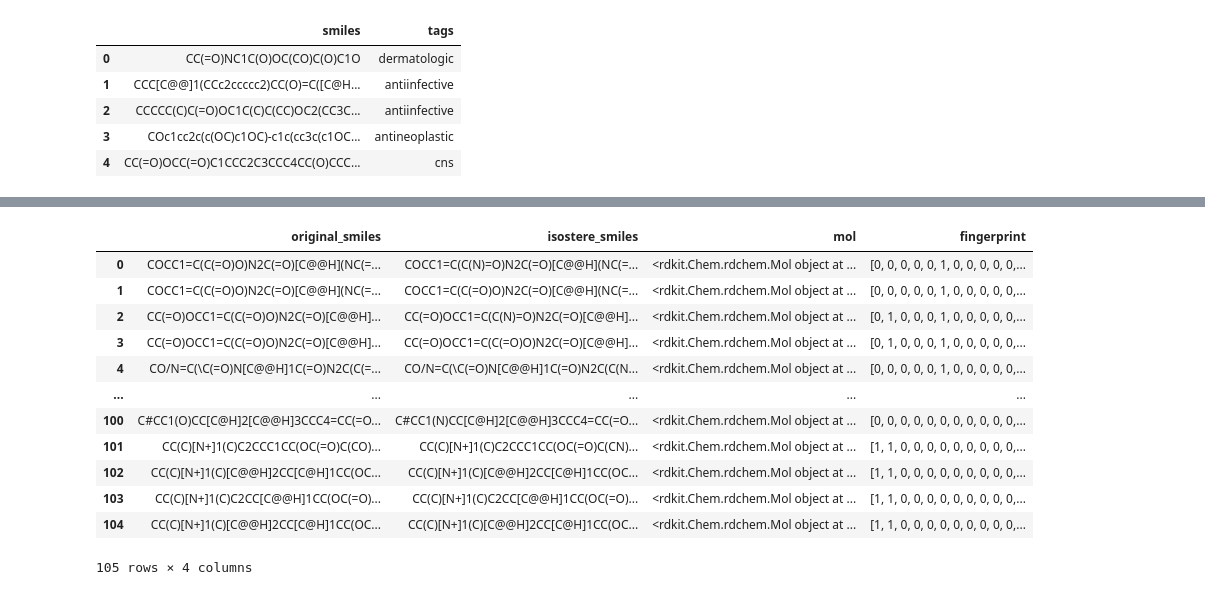
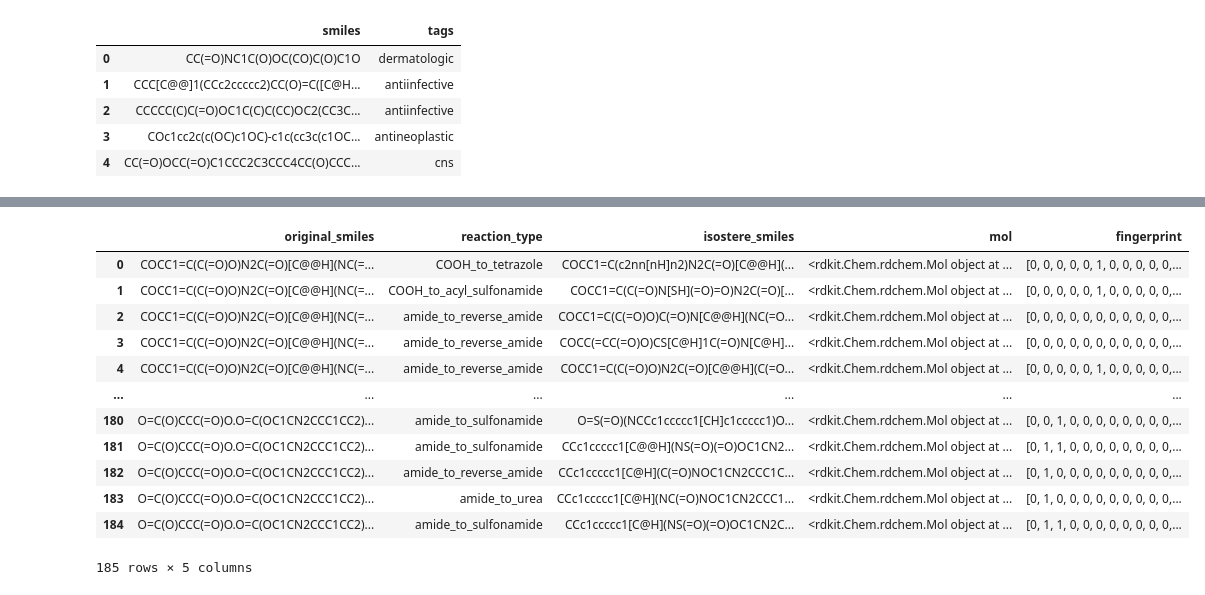
Before and after one commit to fkkarpinski/licencjat_git, a Jupyter notebook: licencjat_test_modeli.ipynb, the cells around one changed output, grey strips where cells are left out. Cells and saved outputs as stored; diff of their text form; code cells hidden in the pictures.

```diff
--- a/licencjat_test_modeli.ipynb
+++ b/licencjat_test_modeli.ipynb
@@ -118,4 +119,15 @@ bioisosteric_reactions = {
 }
 
 reactions = {k: ReactionFromSmarts(v) for k, v in bioisosteric_reactions.items()}
+# %%
+updated_bioisosteric_reactions = {
+    "COOH_to_tetrazole": "[*:1]C(=O)[O;H1]>>[*:1]c1nn[nH]n1",
+    "tetrazole_to_COOH": "[*:1]c1nn[nH]n1>>[*:1]C(=O)O",
+    "COOH_to_acyl_sulfonamide": "[*:1]C(=O)[O;H1]>>[*:1]C(=O)NS(=O)=O",
+    "amide_to_reverse_amide": "[*:1]C(=O)N[*:2]>>[*:1]NC(=O)[*:2]",
+    "amide_to_urea": "[*:1]C(=O)N[*:2]>>[*:1]NC(=O)N[*:2]",
+    "amide_to_sulfonamide": "[*:1]C(=O)N[*:2]>>[*:1]S(=O)(=O)N[*:2]",
+}
+
+updated_reactions = {k: ReactionFromSmarts(v) for k, v in updated_bioisosteric_reactions.items()}
 # %%
@@ -194,35 +199,29 @@ for index, row in top5_by_tag.iterrows():
     original_smiles = row["original_smiles"]
     mean_tanimoto = row["mean_tanimoto_to_tag"]
 
-    # Tworzymy obiekt cząsteczki z oryginalnego SMILES
     mol = Chem.MolFromSmiles(original_smiles)
     if mol is None:
         continue
 
-    # 3. Sprawdzanie każdej z 6 reakcji na danej cząsteczce
-    for rxn_name, rxn in reactions.items():
-        # Uruchamiamy reakcję (zwraca krotkę krotek z produktami)
+    for rxn_name, rxn in updated_reactions.items():
+        # krotka krotek z produktami reakcji
         products = rxn.RunReactants((mol,))
 
-        # Używamy zbioru (set), aby od razu odrzucać identyczne produkty,
-        # jeśli reakcja zaszła w kilku symetrycznych miejscach
+        #(set) zeby usunąć identyczne produkty = symetryczne smilesy powstałe w wyniku reakcji
         unique_new_smiles = set()
 
         for product_tuple in products:
             product_mol = product_tuple[0]
 
             try:
-                # 4. Sanityzacja i kanonizacja nowego produktu
-                Chem.SanitizeMol(product_mol)
-                new_smiles = Chem.MolToSmiles(product_mol, isomericSmiles=True, canonical=True)
-                unique_new_smiles.add(new_smiles)
+                product_smiles = sanitize_smiles(Chem.MolToSmiles(product_mol))
+                if product_smiles is not None:
+                    unique_new_smiles.add(product_smiles)
+
             except Exception:
-                # Jeśli powstanie twór łamiący zasady walencyjności, ignorujemy go
                 pass
 
-        # 5. Zapisywanie poprawnych wyników
         for new_smiles in unique_new_smiles:
-            # Upewniamy się, że cząsteczka faktycznie uległa zmianie
             if new_smiles != original_smiles:
                 reaction_results.append({
                     "original_tag": tag,
@@ -233,6 +232,5 @@ for index, row in top5_by_tag.iterrows():
                 })
 
 isosteric_reactions_df = pd.DataFrame(reaction_results)
-
-display(isosteric_reactions_df)
+print(f"Wygenerowano {len(isosteric_reactions_df)} izosterów.")
 # %% [output]
@@ -252,25 +238,26 @@ display(isosteric_reactions_df)
 # %%
 isosteres_data = pd.DataFrame({
     "original_smiles": isosteric_reactions_df["original_smiles"],
+    "reaction_type": isosteric_reactions_df["reaction_type"],
     "isostere_smiles": isosteric_reactions_df["new_smiles"]
 })
 
 isosteres_data = isosteres_data.drop_duplicates(subset=["isostere_smiles"]).reset_index(drop=True)
 isosteres_data["mol"] = isosteres_data["isostere_smiles"].apply(generate_mol)
 isosteres_data["fingerprint"] = isosteres_data["mol"].apply(generate_fp)
 
 isosteres_data
 # %% [output]
-|  | original_smiles | isostere_smiles | mol | fingerprint |
-| 0 | COCC1=C(C(=O)O)N2C(=O)[C@@H](NC(=... | COCC1=C(C(N)=O)N2C(=O)[C@@H](NC(=... | <rdkit.Chem.rdchem.Mol object at ... | [0, 0, 0, 0, 0, 1, 0, 0, 0, 0, 0,... |
-| 1 | COCC1=C(C(=O)O)N2C(=O)[C@@H](NC(=... | COCC1=C(C(=O)O)N2C(=O)[C@@H](NC(=... | <rdkit.Chem.rdchem.Mol object at ... | [0, 0, 0, 0, 0, 1, 0, 0, 0, 0, 0,... |
-| 2 | CC(=O)OCC1=C(C(=O)O)N2C(=O)[C@@H]... | CC(=O)OCC1=C(C(N)=O)N2C(=O)[C@@H]... | <rdkit.Chem.rdchem.Mol object at ... | [0, 1, 0, 0, 0, 1, 0, 0, 0, 0, 0,... |
-| 3 | CC(=O)OCC1=C(C(=O)O)N2C(=O)[C@@H]... | CC(=O)OCC1=C(C(=O)O)N2C(=O)[C@@H]... | <rdkit.Chem.rdchem.Mol object at ... | [0, 1, 0, 0, 0, 1, 0, 0, 0, 0, 0,... |
-| 4 | CO/N=C(\C(=O)N[C@@H]1C(=O)N2C(C(=... | CO/N=C(\C(=O)N[C@@H]1C(=O)N2C(C(N... | <rdkit.Chem.rdchem.Mol object at ... | [0, 0, 0, 0, 0, 1, 0, 0, 0, 0, 0,... |
-| ... | ... | ... | ... | ... |
-| 100 | C#CC1(O)CC[C@H]2[C@@H]3CCC4=CC(=O... | C#CC1(N)CC[C@H]2[C@@H]3CCC4=CC(=O... | <rdkit.Chem.rdchem.Mol object at ... | [0, 0, 0, 0, 0, 0, 0, 0, 0, 0, 0,... |
-| 101 | CC(C)[N+]1(C)C2CCC1CC(OC(=O)C(CO)... | CC(C)[N+]1(C)C2CCC1CC(OC(=O)C(CN)... | <rdkit.Chem.rdchem.Mol object at ... | [1, 1, 0, 0, 0, 0, 0, 0, 0, 0, 0,... |
-| 102 | CC(C)[N+]1(C)[C@@H]2CC[C@H]1CC(OC... | CC(C)[N+]1(C)[C@@H]2CC[C@H]1CC(OC... | <rdkit.Chem.rdchem.Mol object at ... | [1, 1, 0, 0, 0, 0, 0, 0, 0, 0, 0,... |
-| 103 | CC(C)[N+]1(C)C2CC[C@@H]1CC(OC(=O)... | CC(C)[N+]1(C)C2CC[C@@H]1CC(OC(=O)... | <rdkit.Chem.rdchem.Mol object at ... | [1, 1, 0, 0, 0, 0, 0, 0, 0, 0, 0,... |
-| 104 | CC(C)[N+]1(C)[C@@H]2CC[C@H]1CC(OC... | CC(C)[N+]1(C)[C@@H]2CC[C@H]1CC(OC... | <rdkit.Chem.rdchem.Mol object at ... | [1, 1, 0, 0, 0, 0, 0, 0, 0, 0, 0,... |
+|  | original_smiles | reaction_type | isostere_smiles | mol | fingerprint |
+| 0 | COCC1=C(C(=O)O)N2C(=O)[C@@H](NC(=... | COOH_to_tetrazole | COCC1=C(c2nn[nH]n2)N2C(=O)[C@@H](... | <rdkit.Chem.rdchem.Mol object at ... | [0, 0, 0, 0, 0, 1, 0, 0, 0, 0, 0,... |
+| 1 | COCC1=C(C(=O)O)N2C(=O)[C@@H](NC(=... | COOH_to_acyl_sulfonamide | COCC1=C(C(=O)N[SH](=O)=O)N2C(=O)[... | <rdkit.Chem.rdchem.Mol object at ... | [0, 0, 0, 0, 0, 1, 0, 0, 0, 0, 0,... |
+| 2 | COCC1=C(C(=O)O)N2C(=O)[C@@H](NC(=... | amide_to_reverse_amide | COCC1=C(C(=O)O)C(=O)N[C@@H](NC(=O... | <rdkit.Chem.rdchem.Mol object at ... | [0, 0, 0, 0, 0, 0, 0, 0, 0, 0, 0,... |
+| 3 | COCC1=C(C(=O)O)N2C(=O)[C@@H](NC(=... | amide_to_reverse_amide | COCC(=CC(=O)O)CS[C@H]1C(=O)N[C@H]... | <rdkit.Chem.rdchem.Mol object at ... | [0, 0, 0, 0, 0, 0, 0, 0, 0, 0, 0,... |
+| 4 | COCC1=C(C(=O)O)N2C(=O)[C@@H](NC(=... | amide_to_reverse_amide | COCC1=C(C(=O)O)N2C(=O)[C@@H](C(=O... | <rdkit.Chem.rdchem.Mol object at ... | [0, 0, 0, 0, 0, 1, 0, 0, 0, 0, 0,... |
+| ... | ... | ... | ... | ... | ... |
+| 180 | O=C(O)CCC(=O)O.O=C(OC1CN2CCC1CC2)... | amide_to_sulfonamide | O=S(=O)(NCCc1ccccc1[CH]c1ccccc1)O... | <rdkit.Chem.rdchem.Mol object at ... | [0, 0, 1, 0, 0, 0, 0, 0, 0, 0, 0,... |
+| 181 | O=C(O)CCC(=O)O.O=C(OC1CN2CCC1CC2)... | amide_to_sulfonamide | CCc1ccccc1[C@@H](NS(=O)(=O)OC1CN2... | <rdkit.Chem.rdchem.Mol object at ... | [0, 1, 1, 0, 0, 0, 0, 0, 0, 0, 0,... |
+| 182 | O=C(O)CCC(=O)O.O=C(OC1CN2CCC1CC2)... | amide_to_reverse_amide | CCc1ccccc1[C@H](C(=O)NOC1CN2CCC1C... | <rdkit.Chem.rdchem.Mol object at ... | [0, 1, 0, 0, 0, 0, 0, 0, 0, 0, 0,... |
+| 183 | O=C(O)CCC(=O)O.O=C(OC1CN2CCC1CC2)... | amide_to_urea | CCc1ccccc1[C@H](NC(=O)NOC1CN2CCC1... | <rdkit.Chem.rdchem.Mol object at ... | [0, 1, 0, 0, 0, 0, 0, 0, 0, 0, 0,... |
+| 184 | O=C(O)CCC(=O)O.O=C(OC1CN2CCC1CC2)... | amide_to_sulfonamide | CCc1ccccc1[C@H](NS(=O)(=O)OC1CN2C... | <rdkit.Chem.rdchem.Mol object at ... | [0, 1, 1, 0, 0, 0, 0, 0, 0, 0, 0,... |
-105 rows × 4 columns
+185 rows × 5 columns
```
Also changed, not shown: parts of 19 cells of this notebook, 4 other files.
